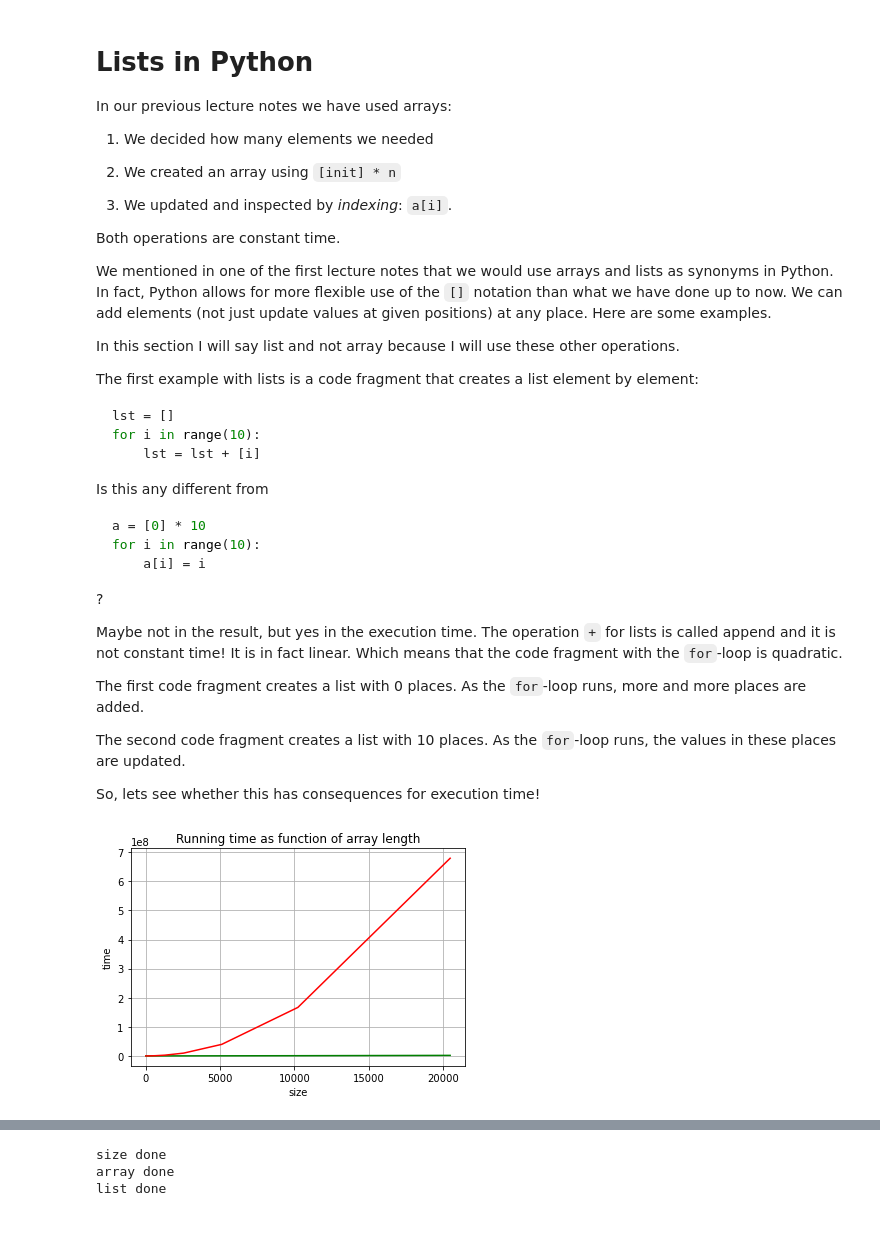
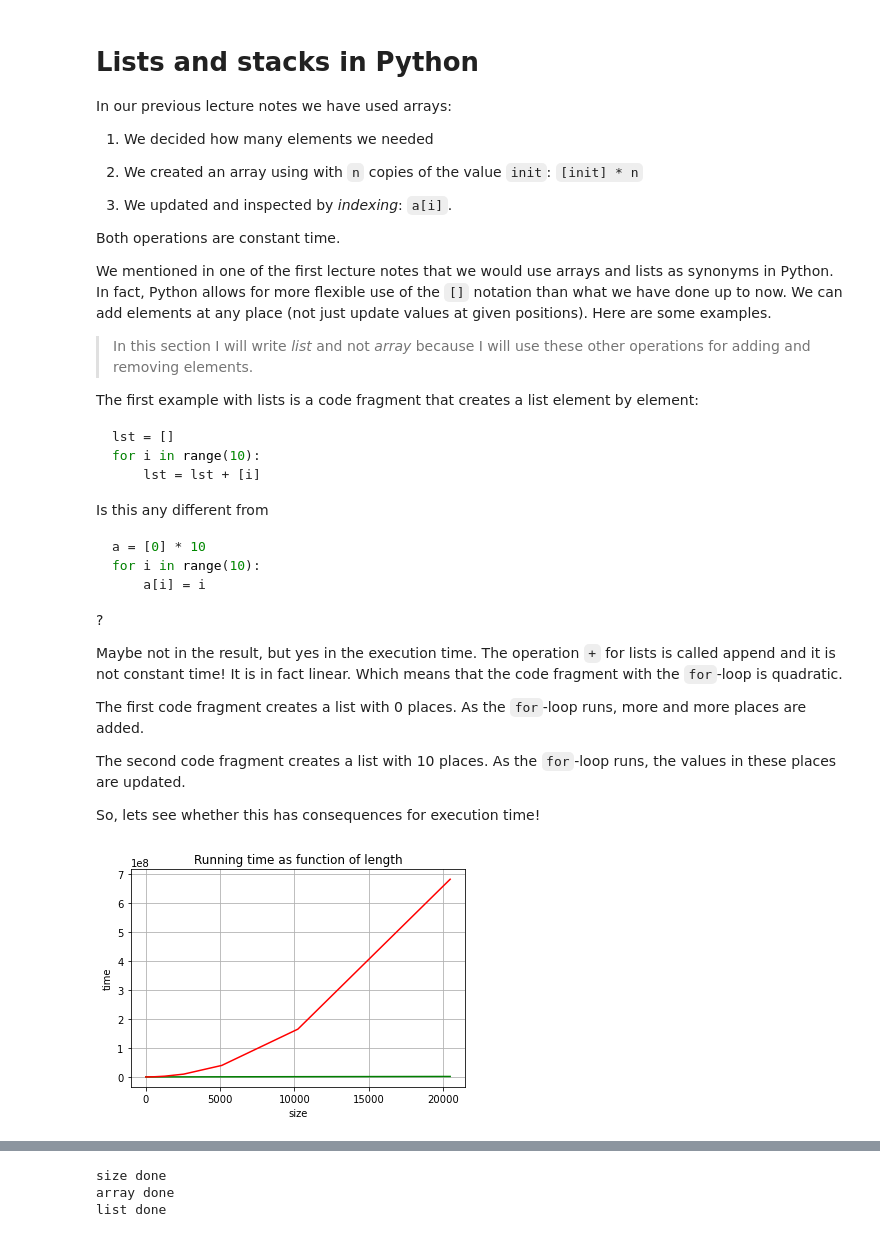
Before and after one commit to veronica-gaspes/PG2ML-lecture-notes, a Jupyter notebook: _build/jupyter_execute/ds/lists.ipynb, the cells around one changed output, grey strips where cells are left out. Drawn from its saved outputs; the diff is of its cells as text; code cells hidden in the pictures.

````diff
--- a/_build/jupyter_execute/ds/lists.ipynb
+++ b/_build/jupyter_execute/ds/lists.ipynb
@@ -1,19 +1,19 @@
 # %% [markdown]
-# Lists in Python
+# Lists and stacks in Python
 
 In our previous lecture notes we have used arrays:
 
 1) We decided how many elements we needed
 
-2) We created an array using ```[init] * n```
+2) We created an array using with ```n``` copies of the value ```init```: ```[init] * n```
 
 3) We updated and inspected by *indexing*: ```a[i]```.
 
 Both operations are constant time.
 
-We mentioned in one of the first lecture notes that we would use arrays and lists as synonyms in Python. In fact, Python allows for more flexible use of the ```[]``` notation than what we have done up to now. We can add elements (not just update values at given positions) at any place. Here are some examples.
+We mentioned in one of the first lecture notes that we would use arrays and lists as synonyms in Python. In fact, Python allows for more flexible use of the ```[]``` notation than what we have done up to now. We can add elements at any place (not just update values at given positions). Here are some examples.
 
-In this section I will say list and not array because I will use these other operations.
+> In this section I will write *list* and not *array* because I will use these other operations for adding and removing elements.
 
 The first example with lists is a code fragment that creates a list element by element:
 
@@ -58,36 +58,38 @@ import matplotlib.pyplot as plt
 def running_time_data(start_size, p, step, times):
     n = start_size
     results = ([0] * times, [0] * times)
     for i in range(times):
         a = list(range(n))
         start = time.process_time_ns()
         p(n)
         (results[0][i],results[1][i]) = (n, time.process_time_ns() - start)
         n *= step
     return results
 
+# Use init_arr:
+(size_a,t_a) = running_time_data(10,init_arr, 2,12)
 
-(size_a,t_a) = running_time_data(10,init_arr, 2,12)
+# Use init_lst:
 (size_l,t_l) = running_time_data(10,init_lst, 2,12)
 
 # Prepare the tool:
 _,ax = plt.subplots()
 
 # Plot the points for time for array (green) and time for list (red)
 ax.plot(size_a, t_a, color = 'green')
 ax.plot(size_l, t_l, color = 'red')
 
 # Decorate the graph:
 ax.set(xlabel='size', ylabel='time',
-       title='Running time as function of array length')
+       title='Running time as function of length')
 
 # Add a grid:
 ax.grid()
 
 # Display:
 plt.show()
 # %% [output]
-[figure, old version]
+[figure, new version]
 # %% [markdown]
 Now that you see the difference you can try experiencing it. Try the following code fragment for sizes of 1000, 10000, 100000, 1000000. Or as long as you can ...
 
````
Also changed, not shown: parts of 6 cells of this notebook, 44 other files.
